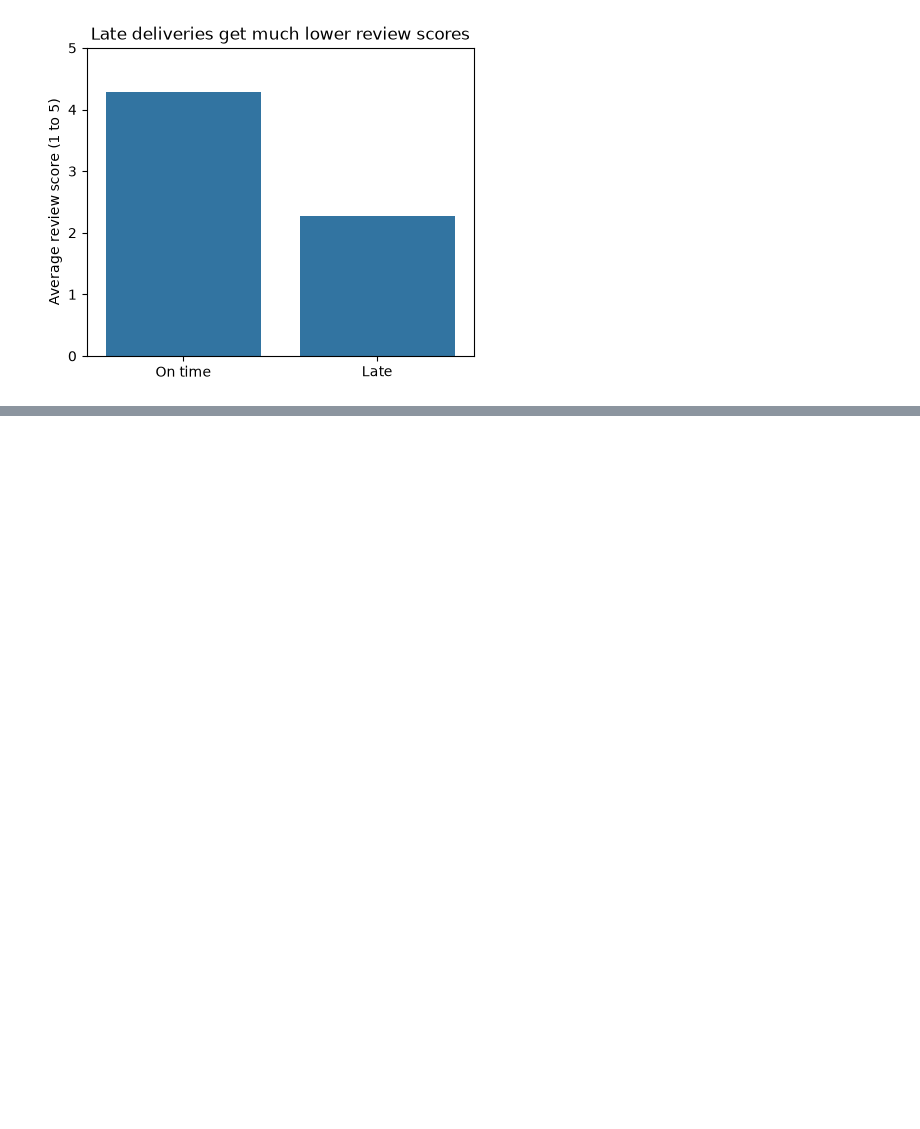
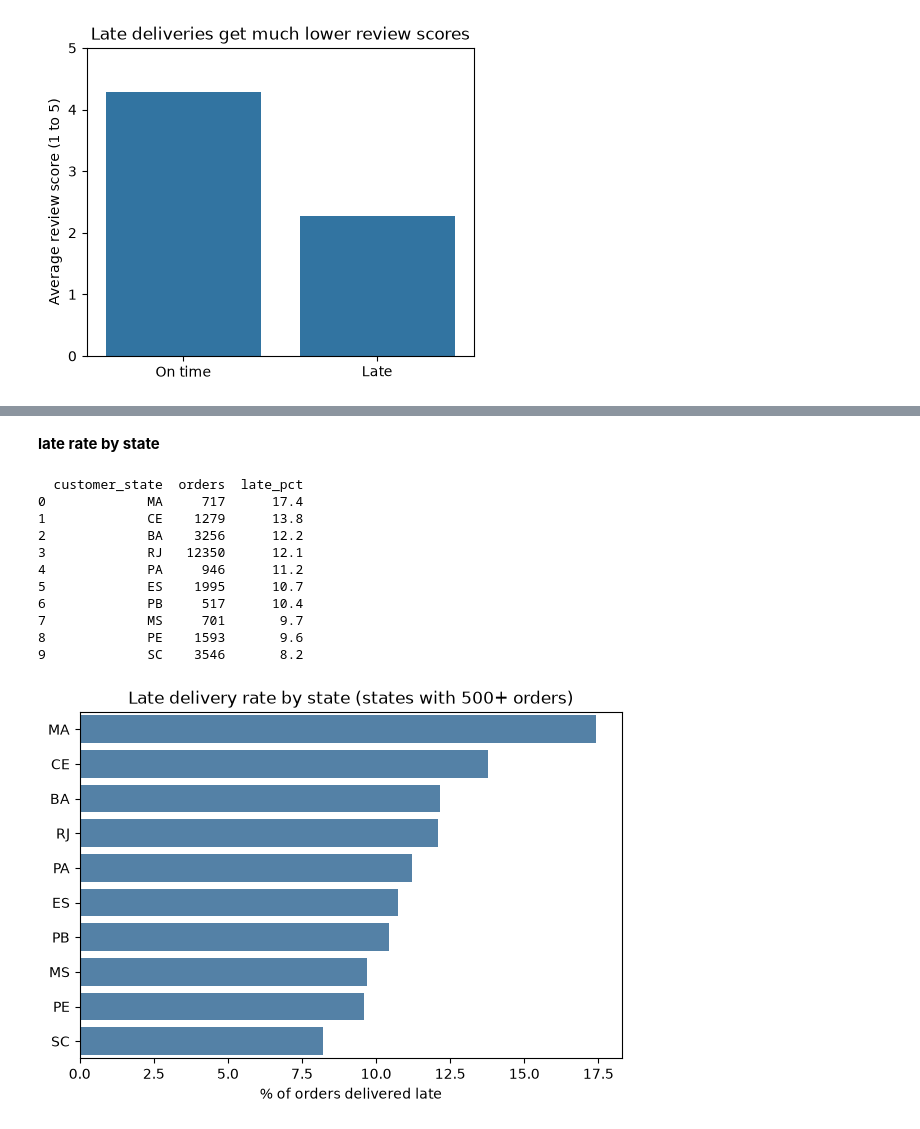
Before and after one commit to gokulkrishnab-gkb/olist-ecommerce-analysis, a Jupyter notebook: analysis.ipynb, the cells around one changed output, grey strips where cells are left out. Drawn from its saved outputs; the diff is of its cells as text; code cells hidden in the pictures; blank space fills up the shorter version.

```diff
--- a/analysis.ipynb
+++ b/analysis.ipynb
@@ -64,0 +97,32 @@ plt.show()
+# %% [markdown]
+**late rate by state**
+# %%
+state = (df.groupby("customer_state")
+           .agg(orders=("order_id", "count"),
+                late_pct=("is_late", lambda s: s.mean() * 100))
+           .query("orders >= 500")
+           .sort_values("late_pct", ascending=False)
+           .head(10)
+           .reset_index())
+print(state.round(1))
+
+plt.figure(figsize=(7, 4.5))
+sns.barplot(data=state, y="customer_state", x="late_pct", color="steelblue")
+plt.title("Late delivery rate by state (states with 500+ orders)")
+plt.xlabel("% of orders delivered late")
+plt.ylabel("")
+plt.savefig("charts/late_rate_by_state.png", dpi=150, bbox_inches="tight")
+plt.show()
+# %% [output]
+  customer_state  orders  late_pct
+0             MA     717      17.4
+1             CE    1279      13.8
+2             BA    3256      12.2
+3             RJ   12350      12.1
+4             PA     946      11.2
+5             ES    1995      10.7
+6             PB     517      10.4
+7             MS     701       9.7
+8             PE    1593       9.6
+9             SC    3546       8.2
+[figure, added]
```
Also changed, not shown: parts of 4 cells of this notebook, 4 other files.
